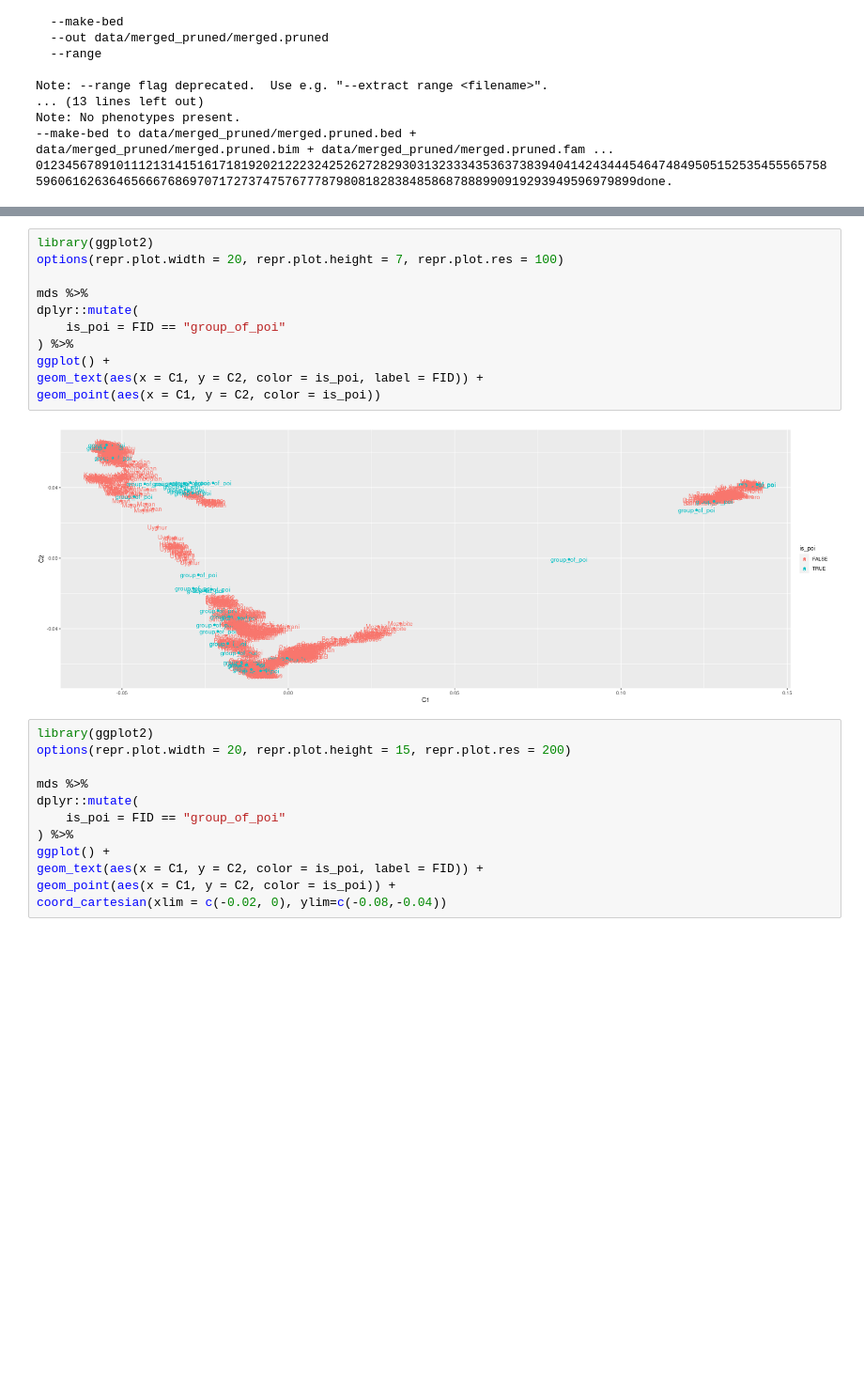
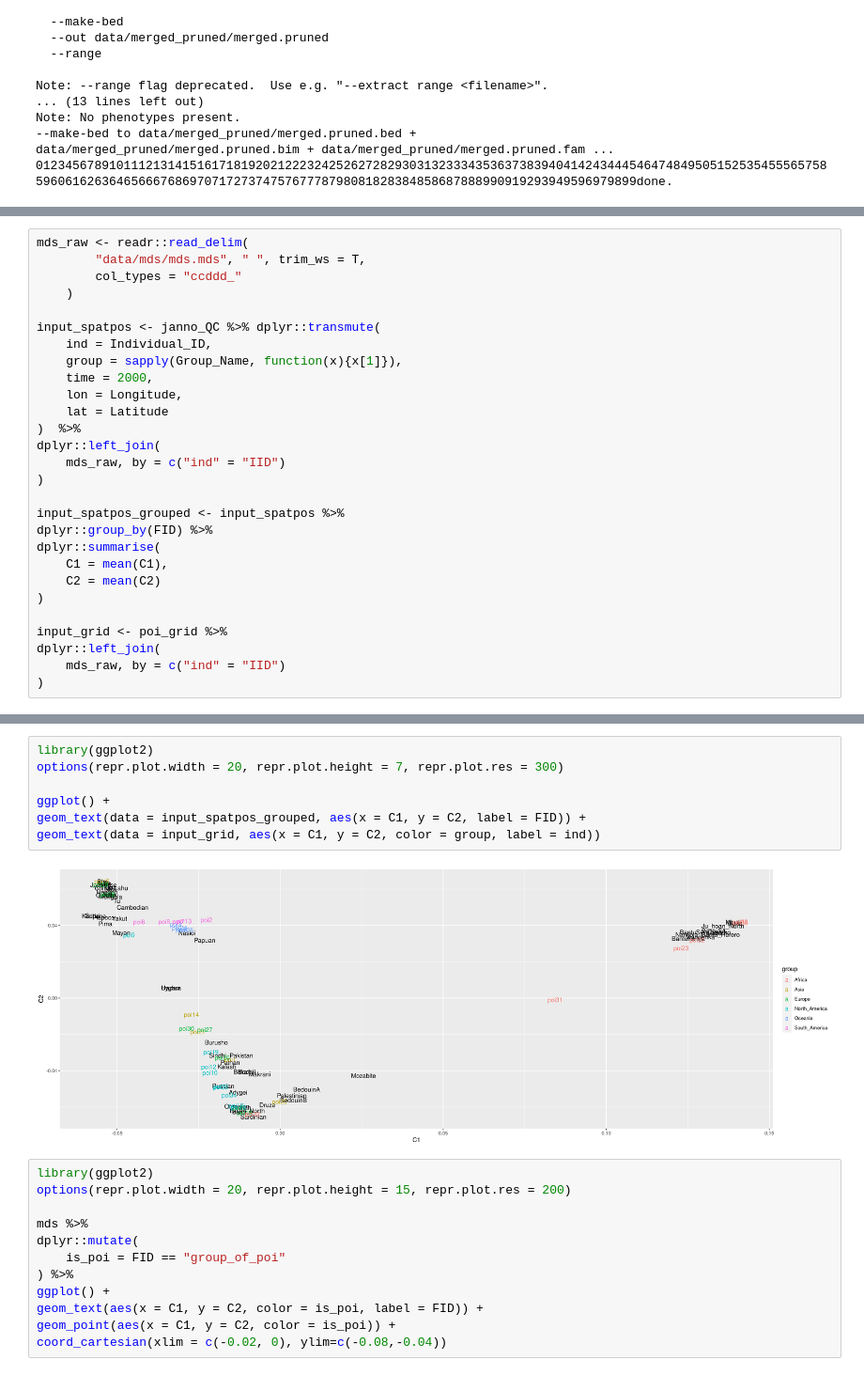
Before and after one commit to nevrome/paagen, a Jupyter notebook: playground/test_workflow.ipynb, the cells around one changed output, grey strips where cells are left out. Shown at 94% size. Saved outputs shown, nothing was run; the diff lists cells and outputs as text; blank space fills up the shorter version.

```diff
--- a/playground/test_workflow.ipynb
+++ b/playground/test_workflow.ipynb
@@ -258,0 +228,28 @@ A spec_tbl_df: 897 × 5
+# %%
+mds_raw <- readr::read_delim(
+        "data/mds/mds.mds", " ", trim_ws = T,
+        col_types = "ccddd_"
+    )
+
+input_spatpos <- janno_QC %>% dplyr::transmute(
+    ind = Individual_ID,
+    group = sapply(Group_Name, function(x){x[1]}),
+    time = 2000,
+    lon = Longitude,
+    lat = Latitude
+)  %>%
+dplyr::left_join(
+    mds_raw, by = c("ind" = "IID")
+)
+
+input_spatpos_grouped <- input_spatpos %>%
+dplyr::group_by(FID) %>%
+dplyr::summarise(
+    C1 = mean(C1),
+    C2 = mean(C2)
+)
+
+input_grid <- poi_grid %>%
+dplyr::left_join(
+    mds_raw, by = c("ind" = "IID")
+)
@@ -259,16 +283,12 @@ A spec_tbl_df: 897 × 5
 # %%
 library(ggplot2)
-options(repr.plot.width = 20, repr.plot.height = 7, repr.plot.res = 100)
+options(repr.plot.width = 20, repr.plot.height = 7, repr.plot.res = 300)
 
-mds %>%
-dplyr::mutate(
-    is_poi = FID == "group_of_poi"
-) %>%
 ggplot() +
-geom_text(aes(x = C1, y = C2, color = is_poi, label = FID)) +
-geom_point(aes(x = C1, y = C2, color = is_poi))
+geom_text(data = input_spatpos_grouped, aes(x = C1, y = C2, label = FID)) +
+geom_text(data = input_grid, aes(x = C1, y = C2, color = group, label = ind))
 # %% [output]
-[figure, old version]
+[figure, new version]
 # %%
 library(ggplot2)
 options(repr.plot.width = 20, repr.plot.height = 15, repr.plot.res = 200)
```
Also changed, not shown: parts of 12 cells of this notebook.
